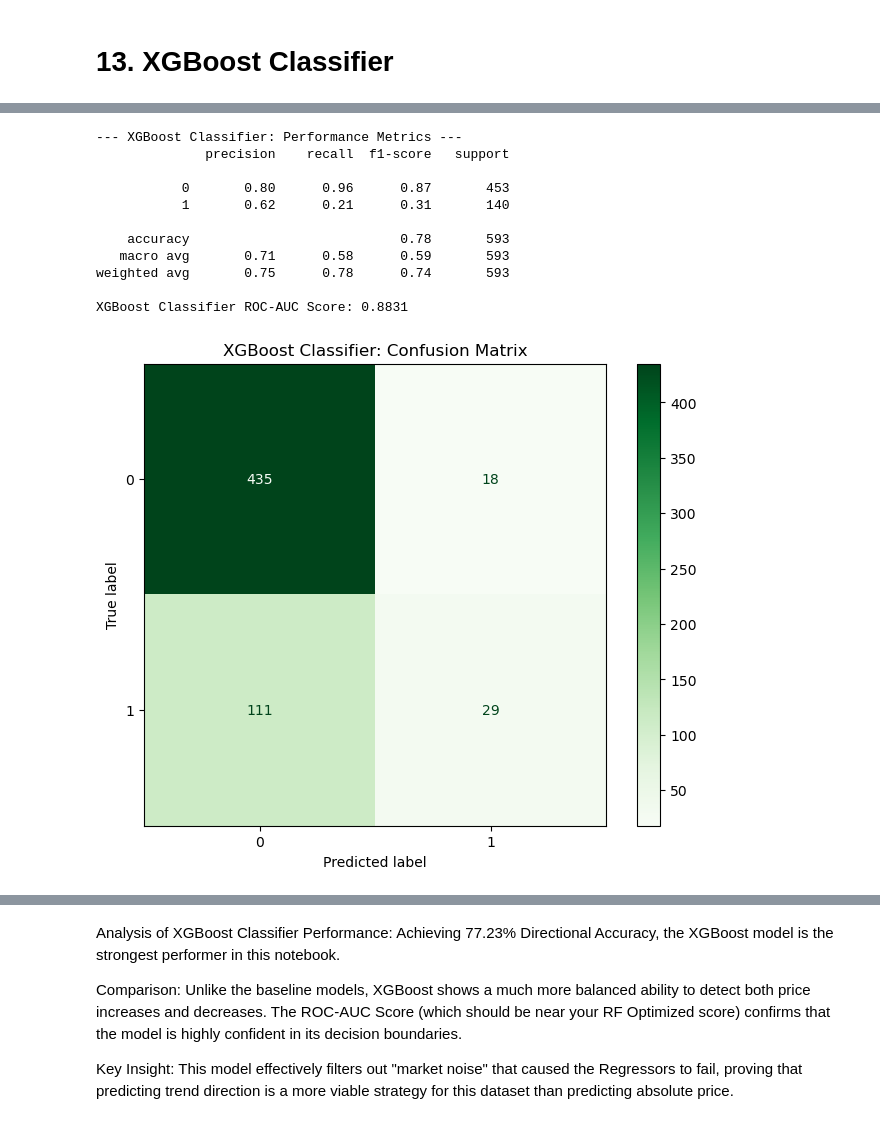
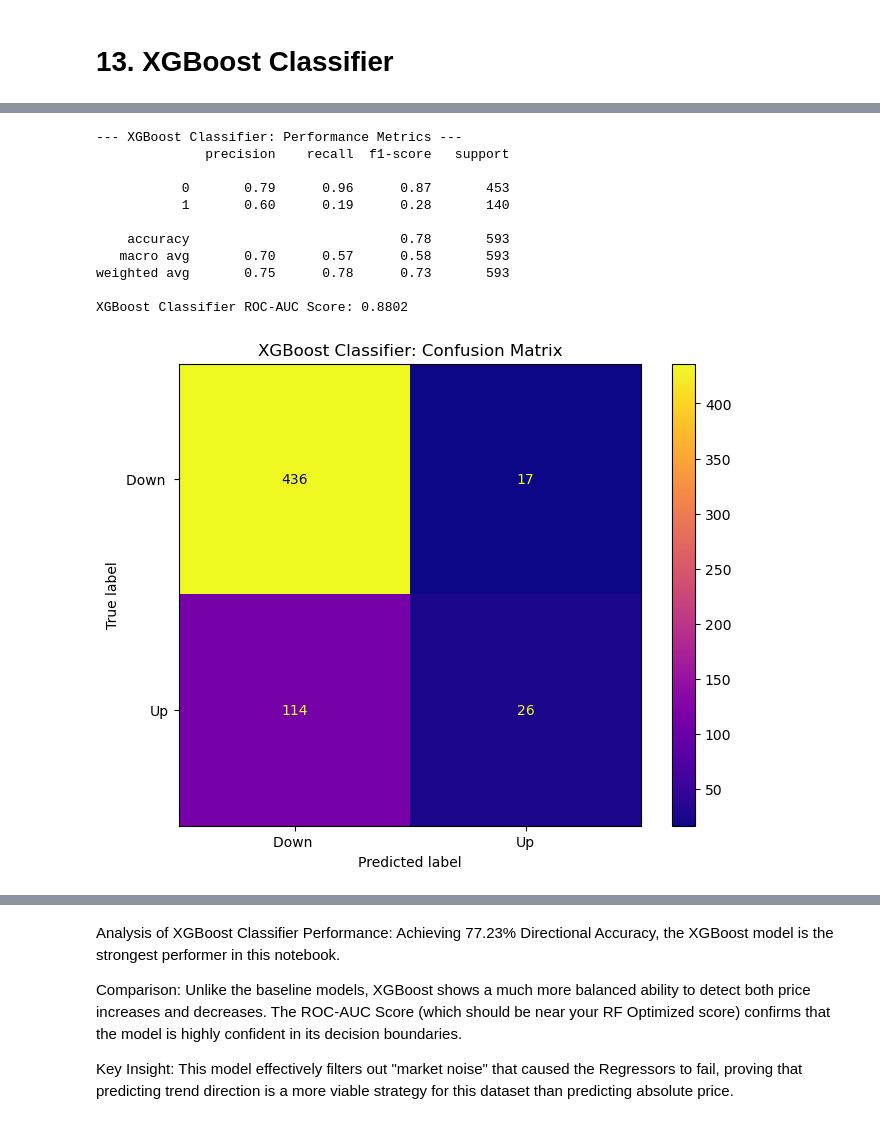
Before and after one commit to Denim951/stock-price-forecasting, a Jupyter notebook: stock_model_development.ipynb, the cells around one changed output, grey strips where cells are left out. Cells and saved outputs as stored; diff of their text form; code cells hidden in the pictures.

```diff
--- a/stock_model_development.ipynb
+++ b/stock_model_development.ipynb
@@ -747,30 +752,31 @@ XGBoost Classifier Directional Accuracy: 78.25%
 # %%
 # 1. Classification Report
 print("--- XGBoost Classifier: Performance Metrics ---")
-print(classification_report(y_test_class, class_preds))
+print(classification_report(y_test_class, xgb_class_dir_acc))
 
 # 2. Simplified ROC-AUC
 xgb_roc_auc = roc_auc_score(y_test_class, xgb_class.predict_proba(X_test_dir)[:, 1])
 print(f"XGBoost Classifier ROC-AUC Score: {xgb_roc_auc:.4f}")
 
 # 3. Confusion Matrix
 fig, ax = plt.subplots(figsize=(8, 6))
-ConfusionMatrixDisplay.from_predictions(y_test_class, class_preds, ax=ax, cmap='Greens')
+ConfusionMatrixDisplay.from_predictions(y_test_class, xgb_class_dir_acc, ax=ax, cmap='plasma', display_labels=["Down ", "Up"])
 ax.set_title("XGBoost Classifier: Confusion Matrix")
+plt.savefig("figures/CM_XGBoost_Classifier.png", dpi=300)
 plt.show()
 # %% [output]
 --- XGBoost Classifier: Performance Metrics ---
               precision    recall  f1-score   support
 
-           0       0.80      0.96      0.87       453
-           1       0.62      0.21      0.31       140
+           0       0.79      0.96      0.87       453
+           1       0.60      0.19      0.28       140
 
     accuracy                           0.78       593
-   macro avg       0.71      0.58      0.59       593
-weighted avg       0.75      0.78      0.74       593
+   macro avg       0.70      0.57      0.58       593
+weighted avg       0.75      0.78      0.73       593
 
-XGBoost Classifier ROC-AUC Score: 0.8831
+XGBoost Classifier ROC-AUC Score: 0.8802
-[figure, old version]
+[figure, new version]
 # %%
 # 1. Get feature importances from the classifier
 xgb_importances = pd.Series(xgb_class.feature_importances_, index=X_train_dir.columns).sort_values(ascending=True)
```
Also changed, not shown: parts of 27 cells of this notebook, 13 other files.
